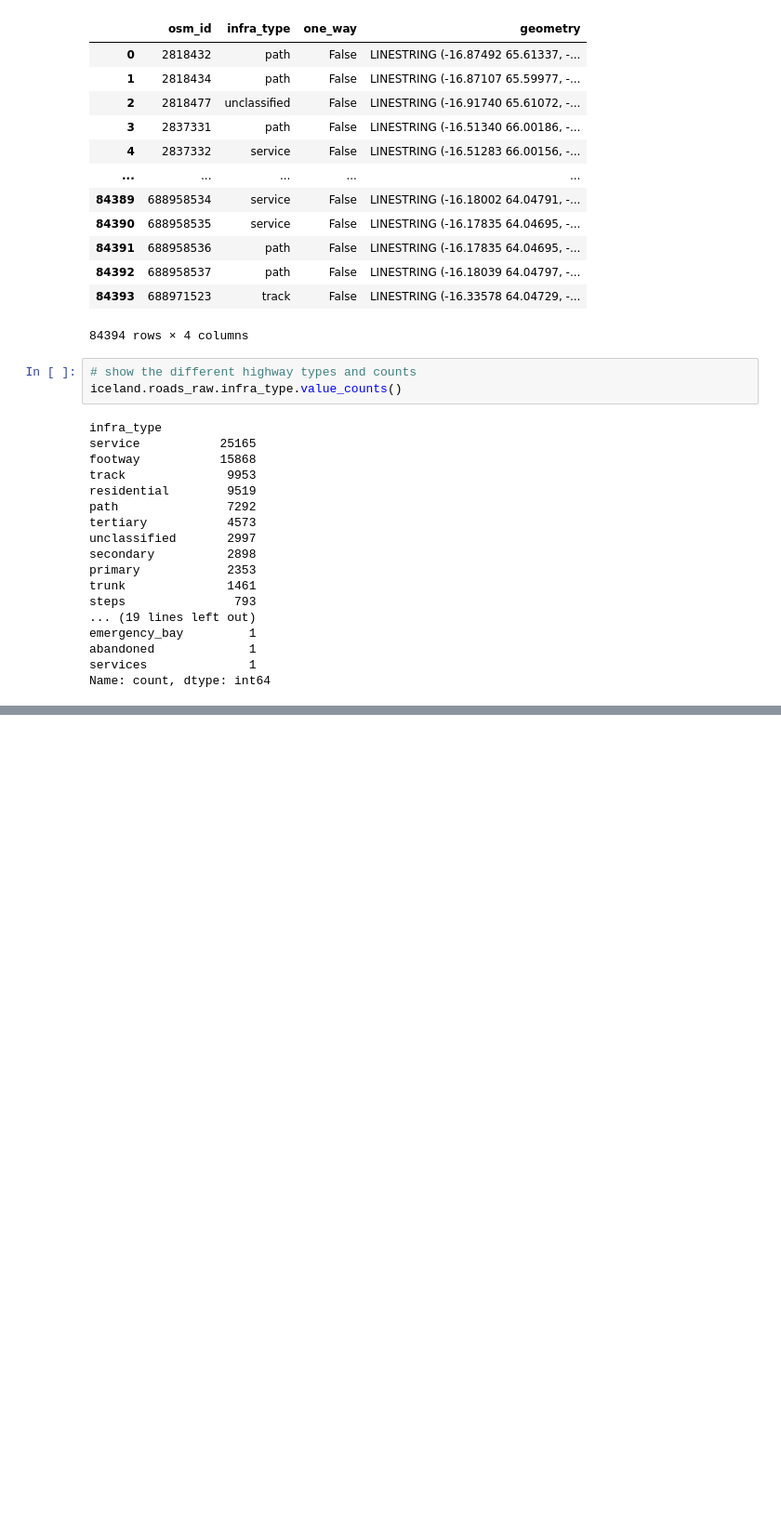
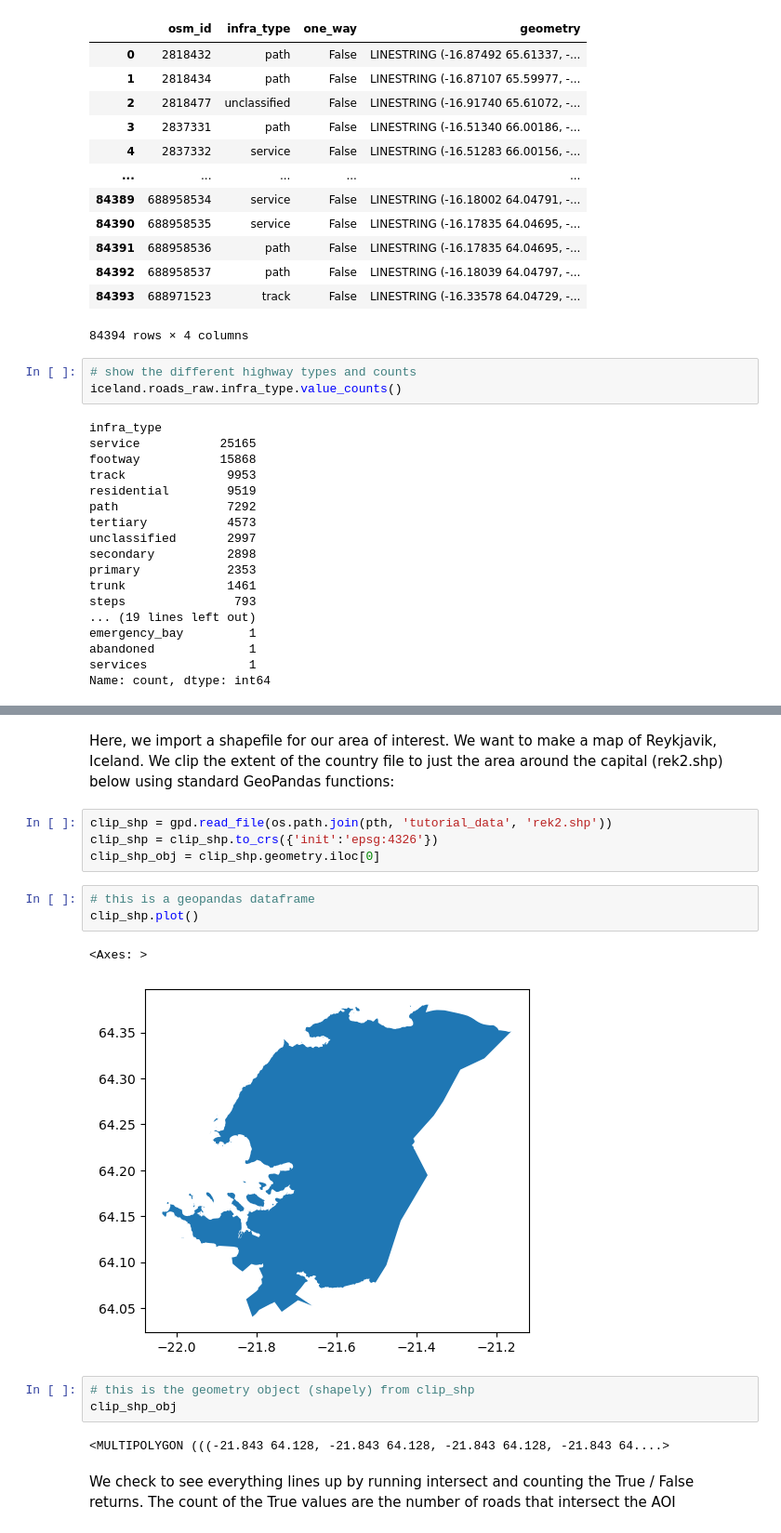
Before and after one commit to worldbank/GOSTnets, a Jupyter notebook: test_matteo.ipynb, the cells around one changed output, grey strips where cells are left out. Shown at 93% size. Drawn from its saved outputs; the diff is of its cells as text; blank space fills up the shorter version.

```diff
--- a/test_matteo.ipynb
+++ b/test_matteo.ipynb
@@ -129,0 +156,19 @@ Name: count, dtype: int64
+# %% [markdown]
+Here, we import a shapefile for our area of interest. We want to make a map of Reykjavik, Iceland. We clip the extent of the country file to just the area around the capital (rek2.shp) below using standard GeoPandas functions:
+# %%
+clip_shp = gpd.read_file(os.path.join(pth, 'tutorial_data', 'rek2.shp'))
+clip_shp = clip_shp.to_crs({'init':'epsg:4326'})
+clip_shp_obj = clip_shp.geometry.iloc[0]
+# %%
+# this is a geopandas dataframe
+clip_shp.plot()
+# %% [output]
+<Axes: >
+[figure, added]
+# %%
+# this is the geometry object (shapely) from clip_shp
+clip_shp_obj
+# %% [output]
+<MULTIPOLYGON (((-21.843 64.128, -21.843 64.128, -21.843 64.128, -21.843 64....>
+# %% [markdown]
+We check to see everything lines up by running intersect and counting the True / False returns. The count of the True values are the number of roads that intersect the AOI
```
Also changed, not shown: parts of 17 cells of this notebook.
